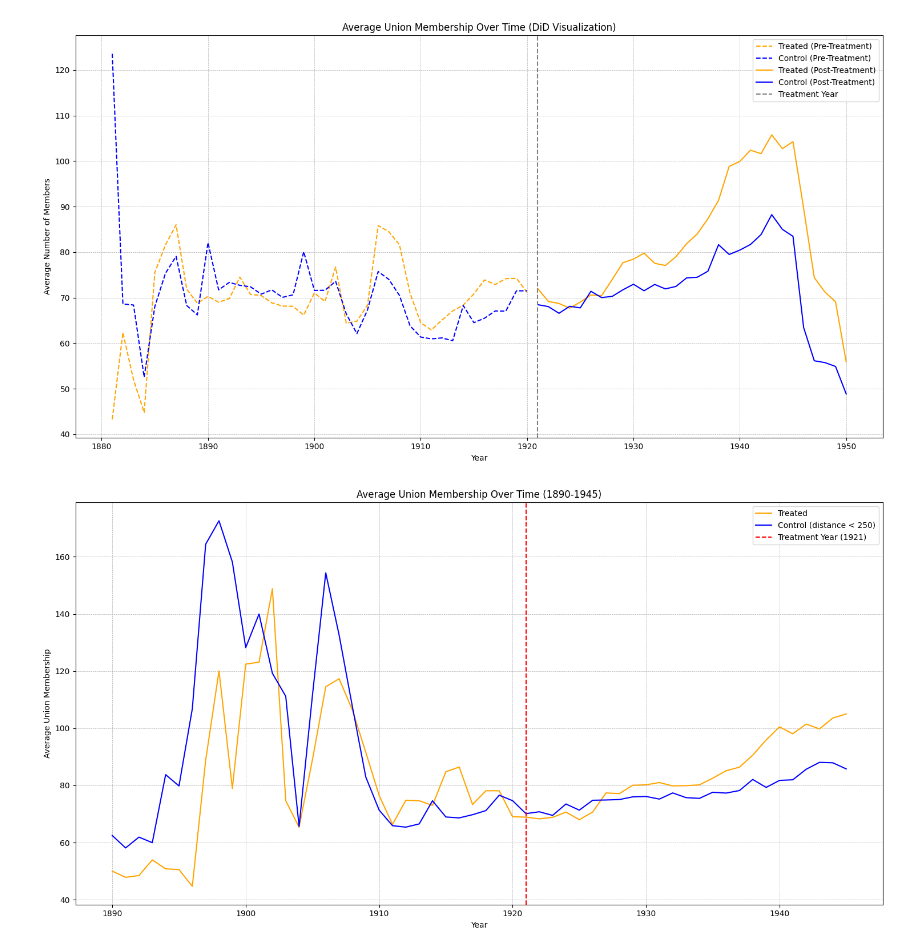
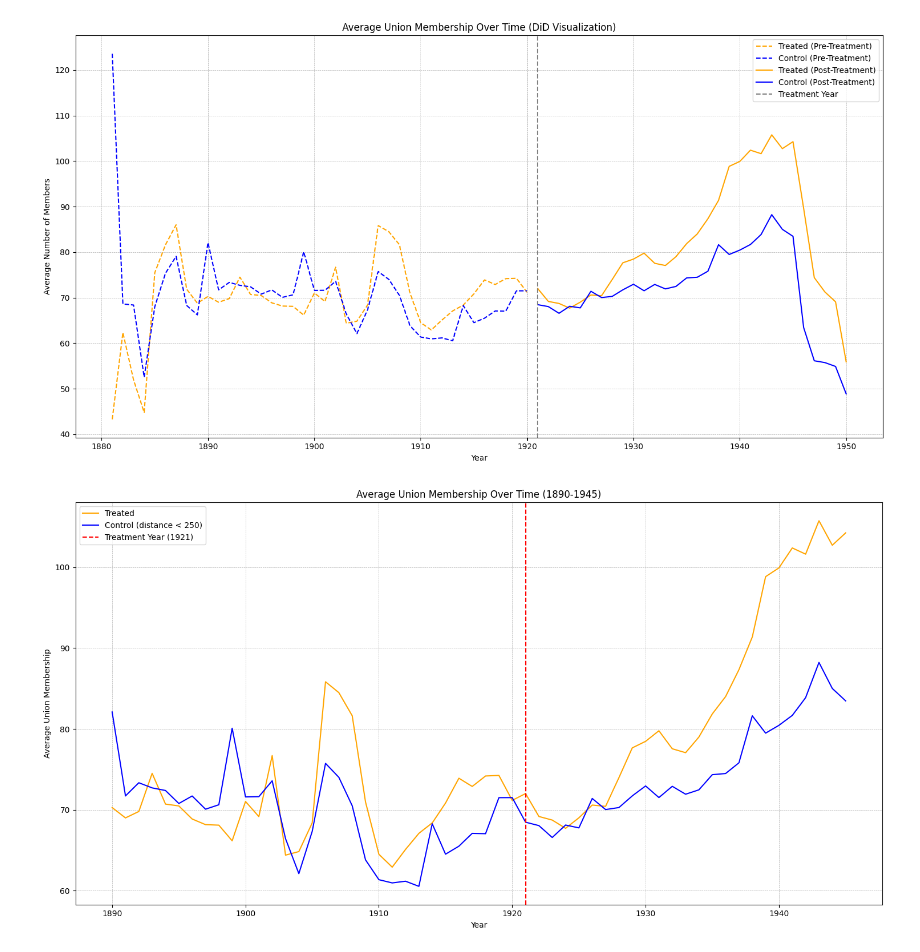
Before and after one commit to j-jayes/paper-3-analysis, a Jupyter notebook: src/01-union-density-check.ipynb, the cells around one changed output. Cells and saved outputs as stored; diff of their text form; code cells hidden in the pictures.

```diff
--- a/src/01-union-density-check.ipynb
+++ b/src/01-union-density-check.ipynb
@@ -253,25 +256,26 @@ plt.show()
 # %%
 # Filter data by treatment and control groups
 treated_data = matched_merged[matched_merged['treated'] == 1]
 control_data = matched_merged[(matched_merged['treated'] == 0) & (matched_merged['distance_to_line'] < 250)]
 
 years = list(range(1890, 1946))
-membership_columns = [f"n_members_{year}" for year in years]
+# prepend 'n_members_' to each year in years
+years_column_subset = [f'n_members_{year}' for year in years]
 
-# Calculate average union membership for each year, for both groups, where you group by code_type_of_organization and filter years between 1890 and 1945
-treated_means = treated_data.groupby('type_of_organization_in_code')[membership_columns].mean().mean(axis=0)
-control_means = control_data.groupby('type_of_organization_in_code')[membership_columns].mean().mean(axis=0)
+# Calculate average union membership for each year, for both groups, where you filter years between 1890 and 1945
+treated_means = treated_data[years_column_subset].mean(axis=0)
+control_means = control_data[years_column_subset].mean(axis=0)
+
+plt.figure(figsize=(15, 8))
+plt.plot(years, treated_means, label='Treated', color='orange')
+plt.plot(years, control_means, label='Control (distance < 250)', color='blue')
+plt.axvline(x=1921, color='red', linestyle='--', label='Treatment Year (1921)')
+plt.title('Average Union Membership Over Time (1890-1945)')
+plt.xlabel('Year')
+plt.ylabel('Average Union Membership')
+plt.legend()
+plt.grid(True, which='both', linestyle='--', linewidth=0.5)
+plt.tight_layout()
+plt.show()
+# %% [output]
+[figure, added]
-# %%
-plt.figure(figsize=(15, 8))
-plt.plot(years, treated_means, label='Treated', color='orange')
-plt.plot(years, control_means, label='Control (distance < 250)', color='blue')
-plt.axvline(x=1921, color='red', linestyle='--', label='Treatment Year (1921)')
-plt.title('Average Union Membership Over Time (1890-1945)')
-plt.xlabel('Year')
-plt.ylabel('Average Union Membership')
-plt.legend()
-plt.grid(True, which='both', linestyle='--', linewidth=0.5)
-plt.tight_layout()
-plt.show()
-# %% [output]
-[figure, removed]
```
Also changed, not shown: parts of 4 cells of this notebook.
